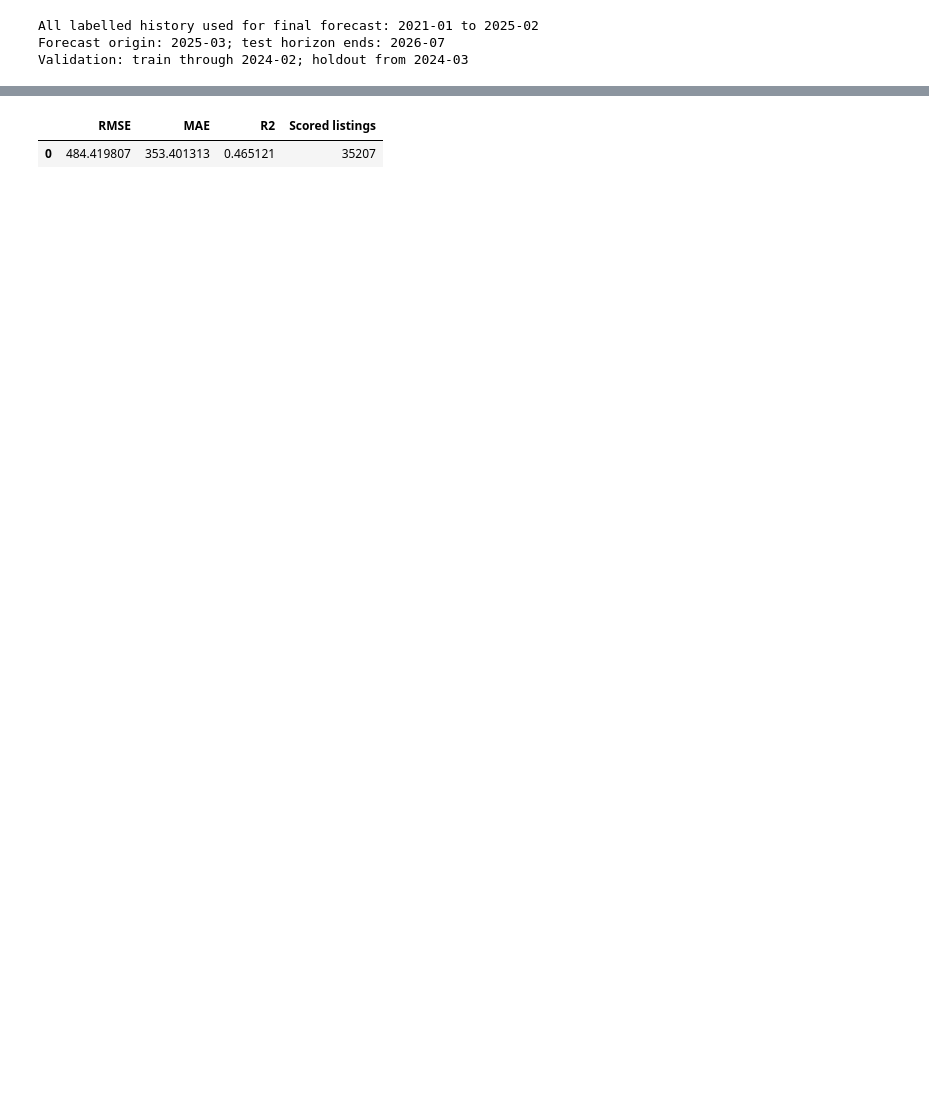
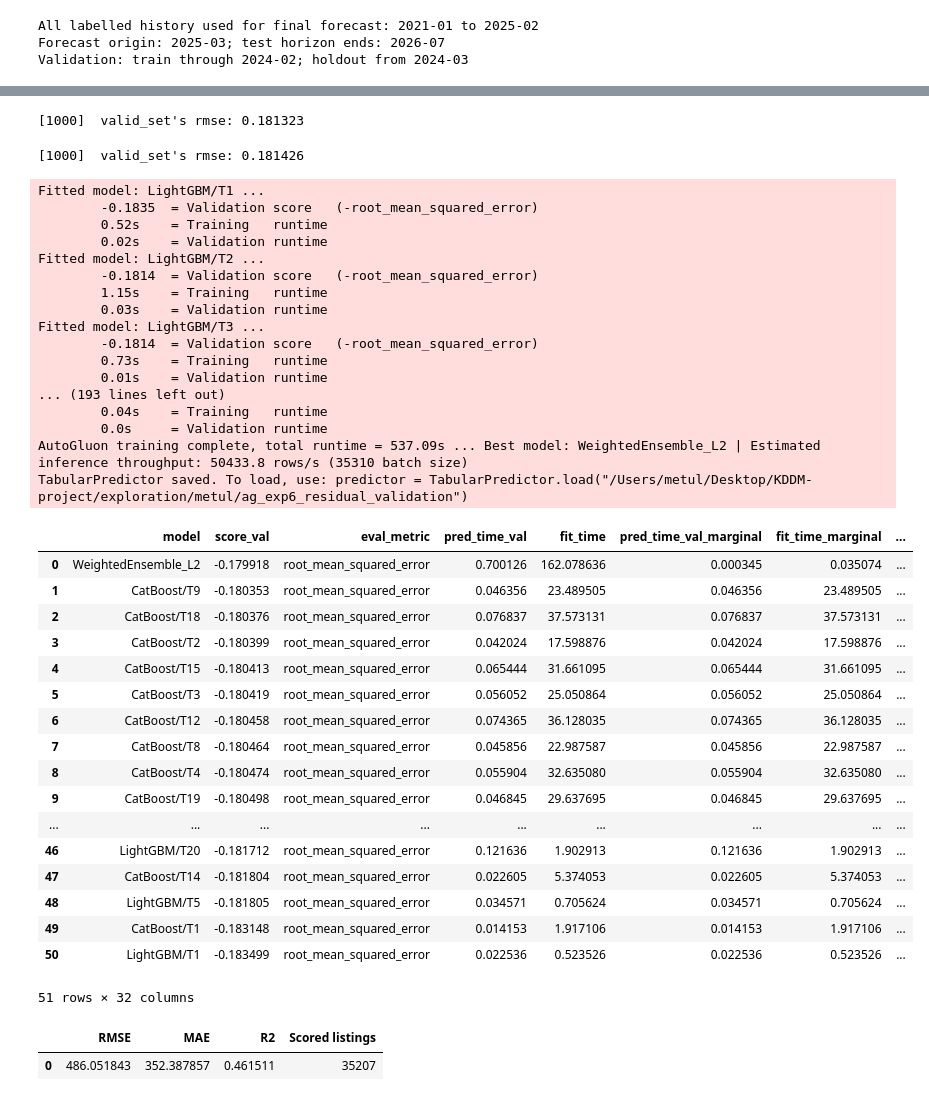
Before and after one commit to MeTuL10/KDDM-project, a Jupyter notebook: exploration/metul/exp_6_autogluon_timeseries.ipynb, the cells around one changed output, grey strips where cells are left out. Cells and saved outputs as stored; diff of their text form; code cells hidden in the pictures; blank space fills up the shorter version.

```diff
--- a/exploration/metul/exp_6_autogluon_timeseries.ipynb
+++ b/exploration/metul/exp_6_autogluon_timeseries.ipynb
@@ -24,6 +24,7 @@ if project_root is None:
 experiment_dir = project_root / 'exploration' / 'metul'
 sys.path.insert(0, str(experiment_dir))
 
+from autogluon.common import space
 from autogluon.tabular import TabularPredictor
 from autogluon.timeseries import TimeSeriesDataFrame, TimeSeriesPredictor
 from preprocessing import RentalPreprocessor, load_datasets
@@ -32,9 +33,12 @@ RANDOM_STATE = 42
 TARGET = 'MONTHLY_RENT'
 VALIDATION_HORIZON = 12
 MIN_HISTORY_MONTHS = 24
-TIME_LIMIT_SECONDS = int(os.environ.get('AUTOGLUON_TIME_LIMIT', '600'))
-TS_TIME_LIMIT = max(60, TIME_LIMIT_SECONDS // 2)
-TABULAR_TIME_LIMIT = max(60, TIME_LIMIT_SECONDS - TS_TIME_LIMIT)
+HPO_TRIALS = 25
+TS_TRIAL_TIME_LIMIT = int(os.environ.get('EXP6_TS_TRIAL_TIME_LIMIT', '120'))
+TS_FINAL_TIME_LIMIT = int(os.environ.get('EXP6_TS_FINAL_TIME_LIMIT', '600'))
+TABULAR_HPO_TIME_LIMIT = int(os.environ.get('EXP6_TABULAR_HPO_TIME_LIMIT', '3600'))
+TABULAR_FINAL_TIME_LIMIT = int(os.environ.get('EXP6_TABULAR_FINAL_TIME_LIMIT', '3600'))
+HPO_KWARGS = {'num_trials': HPO_TRIALS, 'scheduler': 'local', 'searcher': 'random'}
 # %%
 def canonical_flat_type(values):
     """Make `3 room` (train) and `3-room` (test) the same segment."""
@@ -155,14 +352,36 @@ residual_valid = validation_preprocessor.transform(residual_valid_raw)
 X_residual_train = prepare_tabular_features(residual_train)
 X_residual_valid = prepare_tabular_features(residual_valid)
 
+# 25 random-search trials per model family. The GBM search tunes leaves, boosting rounds
+# (iterations), tree depth and learning rate; CatBoost provides a complementary tree family.
+TABULAR_HYPERPARAMETERS = {
+    'GBM': {
+        'num_leaves': space.Int(16, 128),
+        'num_boost_round': space.Int(200, 1500),
+        'max_depth': space.Int(3, 12),
+        'learning_rate': space.Real(0.01, 0.20, log=True),
+        'min_data_in_leaf': space.Int(10, 150),
+        'feature_fraction': space.Real(0.60, 1.00),
+        'bagging_fraction': space.Real(0.60, 1.00),
+    },
+    'CAT': {
+        'iterations': space.Int(200, 1500),
+        'depth': space.Int(4, 10),
+        'learning_rate': space.Real(0.01, 0.20, log=True),
+        'l2_leaf_reg': space.Real(1.0, 30.0, log=True),
+    },
+}
+
 residual_predictor = TabularPredictor(
     label='LOG_RENT_RESIDUAL', problem_type='regression', eval_metric='root_mean_squared_error',
     path=str(experiment_dir / 'ag_exp6_residual_validation'),
 ).fit(
     train_data=X_residual_train.assign(LOG_RENT_RESIDUAL=residual_train['LOG_RENT_RESIDUAL'].to_numpy()),
     tuning_data=X_residual_valid.assign(LOG_RENT_RESIDUAL=residual_valid['LOG_RENT_RESIDUAL'].to_numpy()),
-    presets='medium_quality', time_limit=TABULAR_TIME_LIMIT, verbosity=2,
+    hyperparameters=TABULAR_HYPERPARAMETERS, hyperparameter_tune_kwargs=HPO_KWARGS,
+    presets='medium_quality', time_limit=TABULAR_HPO_TIME_LIMIT, verbosity=2,
 )
+display(residual_predictor.leaderboard(silent=True, extra_info=True))
 
 valid_residual_prediction = residual_predictor.predict(X_residual_valid).to_numpy()
 validation_with_market['residual_prediction'] = valid_residual_prediction
@@ -197,5 +416,42 @@ TabularPredictor saved. To load, use: predictor = TabularPredictor.load("/Users/
+[1000]  valid_set's rmse: 0.181323
+[1000]  valid_set's rmse: 0.181426
+Fitted model: LightGBM/T1 ...
+        -0.1835  = Validation score   (-root_mean_squared_error)
+        0.52s    = Training   runtime
+        0.02s    = Validation runtime
+Fitted model: LightGBM/T2 ...
+        -0.1814  = Validation score   (-root_mean_squared_error)
+        1.15s    = Training   runtime
+        0.03s    = Validation runtime
+Fitted model: LightGBM/T3 ...
+        -0.1814  = Validation score   (-root_mean_squared_error)
+        0.73s    = Training   runtime
+        0.01s    = Validation runtime
+... (193 lines left out)
+        0.04s    = Training   runtime
+        0.0s     = Validation runtime
+AutoGluon training complete, total runtime = 537.09s ... Best model: WeightedEnsemble_L2 | Estimated inference throughput: 50433.8 rows/s (35310 batch size)
+TabularPredictor saved. To load, use: predictor = TabularPredictor.load("/Users/metul/Desktop/KDDM-project/exploration/metul/ag_exp6_residual_validation")
-|  | RMSE | MAE | R2 | Scored listings |
-| 0 | 484.419807 | 353.401313 | 0.465121 | 35207 |
+|  | model | score_val | eval_metric | pred_time_val | fit_time | pred_time_val_marginal | fit_time_marginal | ... |
+| 0 | WeightedEnsemble_L2 | -0.179918 | root_mean_squared_error | 0.700126 | 162.078636 | 0.000345 | 0.035074 | ... |
+| 1 | CatBoost/T9 | -0.180353 | root_mean_squared_error | 0.046356 | 23.489505 | 0.046356 | 23.489505 | ... |
+| 2 | CatBoost/T18 | -0.180376 | root_mean_squared_error | 0.076837 | 37.573131 | 0.076837 | 37.573131 | ... |
+| 3 | CatBoost/T2 | -0.180399 | root_mean_squared_error | 0.042024 | 17.598876 | 0.042024 | 17.598876 | ... |
+| 4 | CatBoost/T15 | -0.180413 | root_mean_squared_error | 0.065444 | 31.661095 | 0.065444 | 31.661095 | ... |
+| 5 | CatBoost/T3 | -0.180419 | root_mean_squared_error | 0.056052 | 25.050864 | 0.056052 | 25.050864 | ... |
+| 6 | CatBoost/T12 | -0.180458 | root_mean_squared_error | 0.074365 | 36.128035 | 0.074365 | 36.128035 | ... |
+| 7 | CatBoost/T8 | -0.180464 | root_mean_squared_error | 0.045856 | 22.987587 | 0.045856 | 22.987587 | ... |
+| 8 | CatBoost/T4 | -0.180474 | root_mean_squared_error | 0.055904 | 32.635080 | 0.055904 | 32.635080 | ... |
+| 9 | CatBoost/T19 | -0.180498 | root_mean_squared_error | 0.046845 | 29.637695 | 0.046845 | 29.637695 | ... |
+| ... | ... | ... | ... | ... | ... | ... | ... | ... |
+| 46 | LightGBM/T20 | -0.181712 | root_mean_squared_error | 0.121636 | 1.902913 | 0.121636 | 1.902913 | ... |
+| 47 | CatBoost/T14 | -0.181804 | root_mean_squared_error | 0.022605 | 5.374053 | 0.022605 | 5.374053 | ... |
+| 48 | LightGBM/T5 | -0.181805 | root_mean_squared_error | 0.034571 | 0.705624 | 0.034571 | 0.705624 | ... |
+| 49 | CatBoost/T1 | -0.183148 | root_mean_squared_error | 0.014153 | 1.917106 | 0.014153 | 1.917106 | ... |
+| 50 | LightGBM/T1 | -0.183499 | root_mean_squared_error | 0.022536 | 0.523526 | 0.022536 | 0.523526 | ... |
+51 rows × 32 columns
+|  | RMSE | MAE | R2 | Scored listings |
+| 0 | 486.051843 | 352.387857 | 0.461511 | 35207 |
 # %%
 # Refit on every labelled month strictly before the first test month.
 final_preprocessor = RentalPreprocessor(datasets)
```
Also changed, not shown: parts of 7 cells of this notebook, 4 other files.
